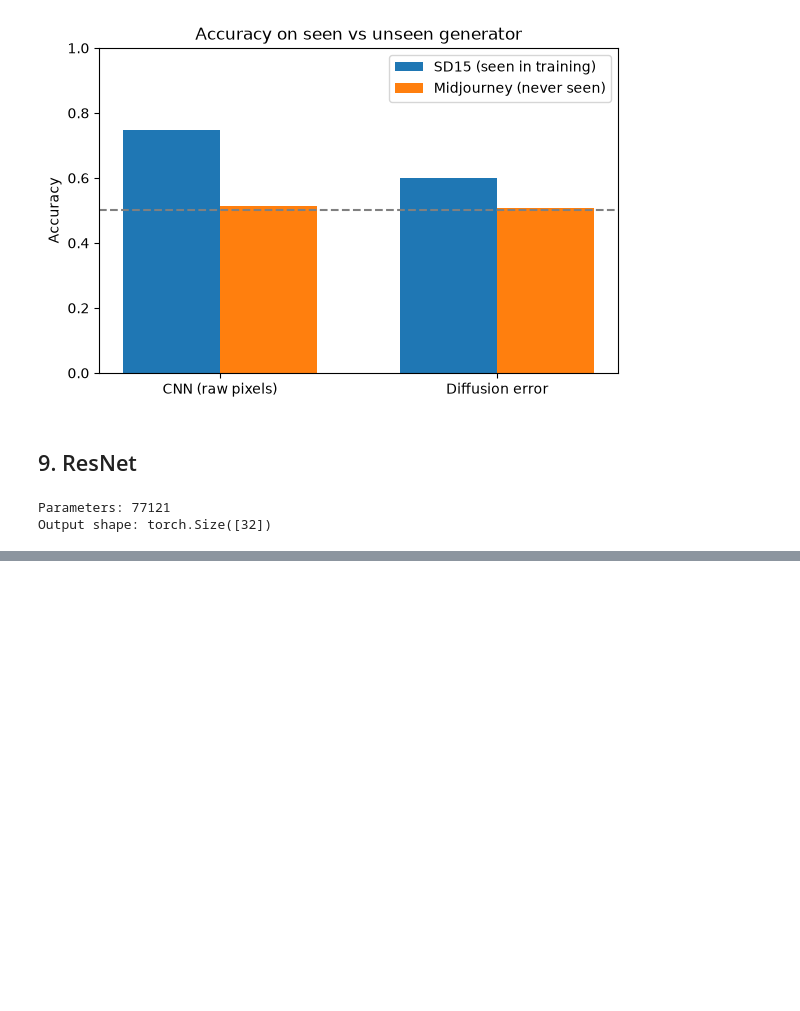
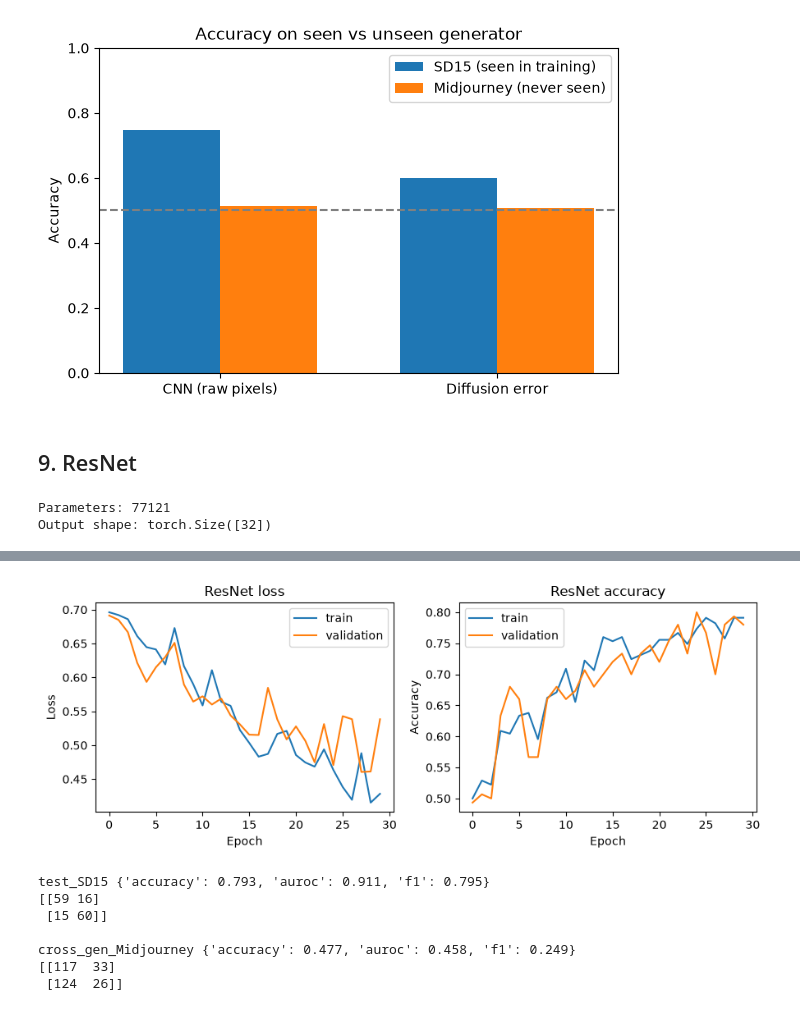
Before and after one commit to Rivier-Computer-Science/FA26-COMP-671-Muthineni, a Jupyter notebook: notebooks/Proj.ipynb, the cells around one changed output, grey strips where cells are left out. Drawn from its saved outputs; the diff is of its cells as text; code cells hidden in the pictures; blank space fills up the shorter version.

Commit message:
Train and evaluate ResNet

```diff
--- a/notebooks/Proj.ipynb
+++ b/notebooks/Proj.ipynb
@@ -730,0 +785,49 @@ Output shape: torch.Size([32])
+# %%
+plt.figure(figsize=(9, 3.5))
+
+plt.subplot(1, 2, 1)
+plt.plot(resnet_history["train_loss"], label="train")
+plt.plot(resnet_history["val_loss"], label="validation")
+plt.xlabel("Epoch")
+plt.ylabel("Loss")
+plt.title("ResNet loss")
+plt.legend()
+
+plt.subplot(1, 2, 2)
+plt.plot(resnet_history["train_acc"], label="train")
+plt.plot(resnet_history["val_acc"], label="validation")
+plt.xlabel("Epoch")
+plt.ylabel("Accuracy")
+plt.title("ResNet accuracy")
+plt.legend()
+
+plt.tight_layout()
+plt.savefig("../results/resnet_loss_curve.png", dpi=150)
+plt.show()
+
+torch.save(resnet.state_dict(), "../models/resnet.pt")
+
+resnet_results = {}
+for name, loader in [("test_SD15", test_loader), ("cross_gen_Midjourney", gen_loader)]:
+    scores, labels = get_scores(resnet, loader)
+    preds = (scores > 0.5).astype(int)
+    resnet_results[name] = {
+        "accuracy": round(float(accuracy_score(labels, preds)), 3),
+        "auroc": round(float(roc_auc_score(labels, scores)), 3),
+        "f1": round(float(f1_score(labels, preds)), 3),
+    }
+    print(name, resnet_results[name])
+    print(confusion_matrix(labels, preds))
+    print()
+
+with open("../results/resnet_metrics.json", "w") as f:
+    json.dump(resnet_results, f, indent=2)
+# %% [output]
+[figure, added]
+test_SD15 {'accuracy': 0.793, 'auroc': 0.911, 'f1': 0.795}
+[[59 16]
+ [15 60]]
+
+cross_gen_Midjourney {'accuracy': 0.477, 'auroc': 0.458, 'f1': 0.249}
+[[117  33]
+ [124  26]]
```
Also changed, not shown: parts of 2 cells of this notebook, 3 other files.
